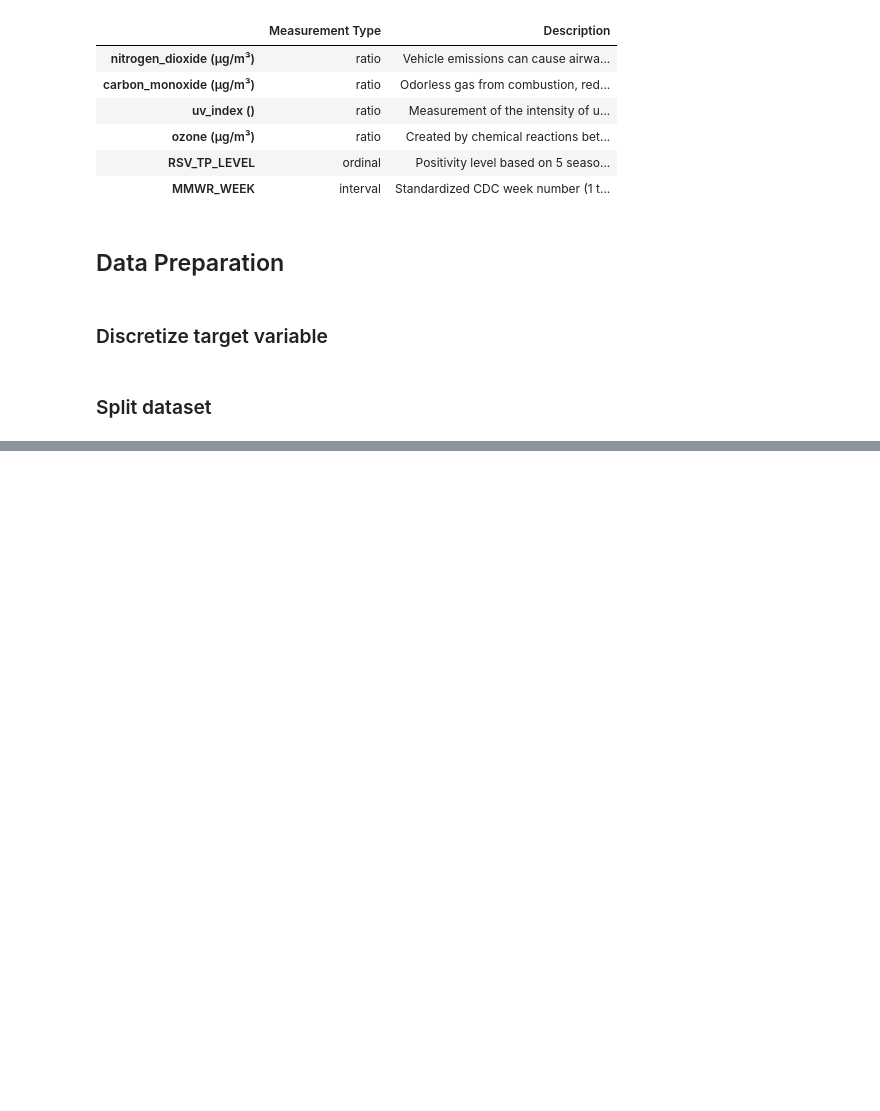
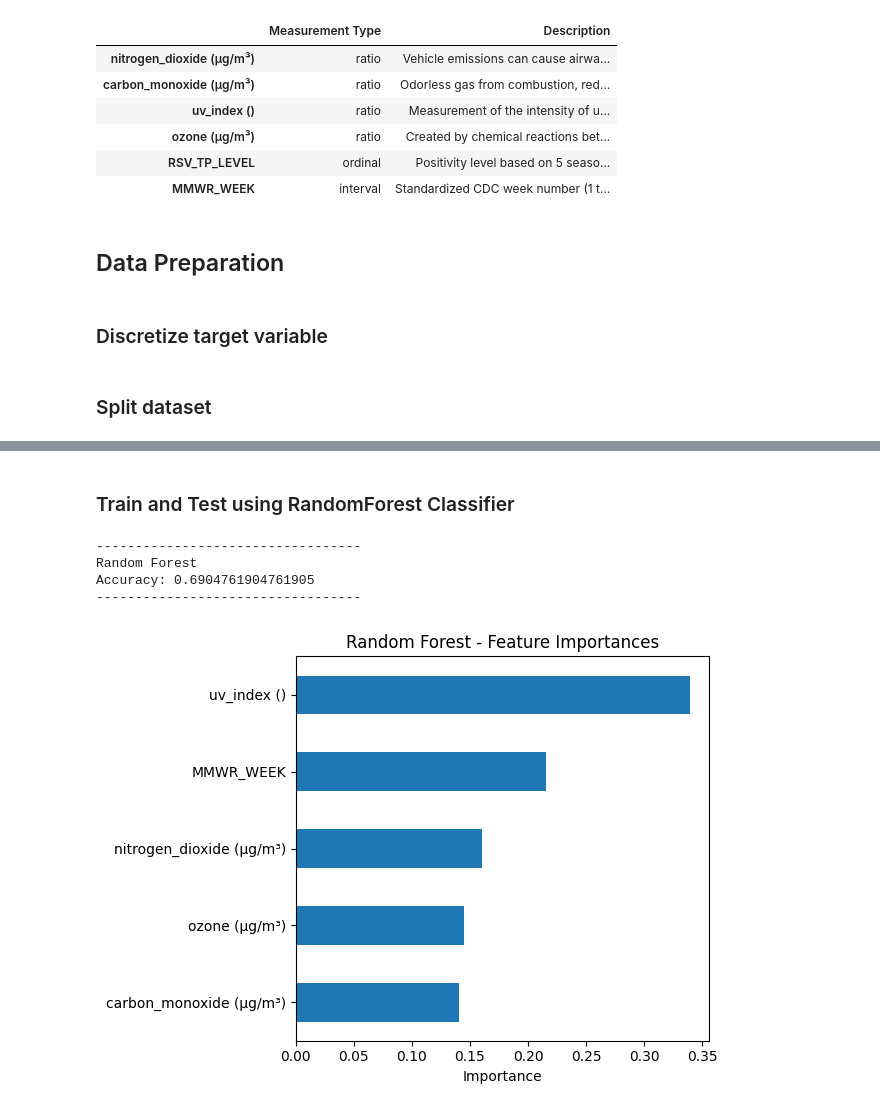
Before and after one commit to ianbunag/cmpe-255-data-mining-project, a Jupyter notebook: 04-03-data-mining.ipynb, the cells around one changed output, grey strips where cells are left out. Drawn from its saved outputs; the diff is of its cells as text; code cells hidden in the pictures; blank space fills up the shorter version.

```diff
--- a/04-03-data-mining.ipynb
+++ b/04-03-data-mining.ipynb
@@ -139,0 +123,23 @@ plt.show()
+# %% [markdown]
+### Train and Test using RandomForest Classifier
+# %%
+random_forest = get_rf_classifier()
+random_forest.fit(xTrain, yTrain)
+acc = accuracy_score(yTest, random_forest.predict(xTest))
+print('----------------------------------')
+print(f'Random Forest \nAccuracy: {acc}')
+print('----------------------------------')
+importances = pd.Series(random_forest.feature_importances_, index=features.columns).sort_values()
+fig = plt.figure()
+importances.plot(kind='barh')
+plt.title("Random Forest - Feature Importances")
+plt.xlabel("Importance")
+plt.tight_layout()
+plt.savefig(os.path.join(IMAGE_PATH, "04-03-data-mining-rf-feature-important.png"), dpi=300)
+plt.show()
+# %% [output]
+----------------------------------
+Random Forest
+Accuracy: 0.6904761904761905
+----------------------------------
+[figure, added]
```
Also changed, not shown: parts of 11 cells of this notebook.
